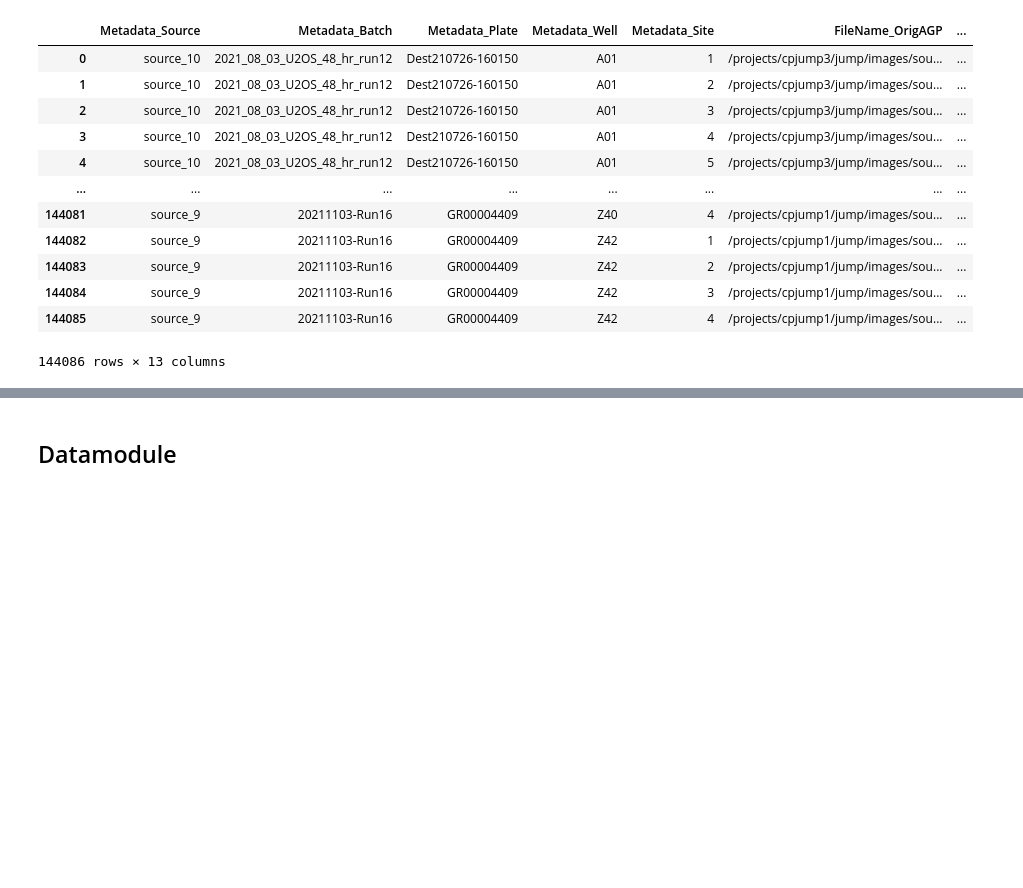
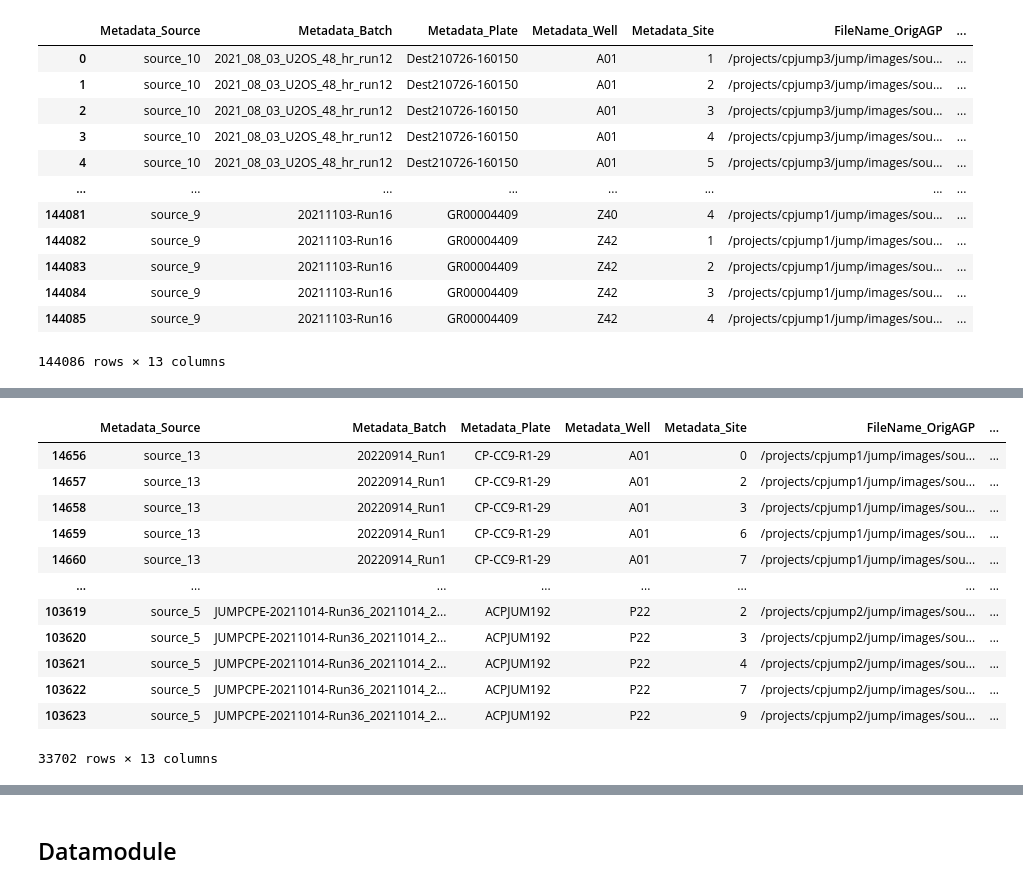
Before and after one commit to gwatkinson/jump_models, a Jupyter notebook: notebooks/2.4-gw-batch-effect-eval.ipynb, the cells around one changed output, grey strips where cells are left out. Saved outputs shown, nothing was run; the diff lists cells and outputs as text; code cells hidden in the pictures; blank space fills up the shorter version.

Commit message:
Add batch effect eval

```diff
--- a/notebooks/2.4-gw-batch-effect-eval.ipynb
+++ b/notebooks/2.4-gw-batch-effect-eval.ipynb
@@ -106,3 +98,6 @@ target_local = meta.query("Metadata_PlateType == 'TARGET2'")
+# %%
+meta = pd.read_csv(osp.join(metadata_path, "local_metadata.csv"))
+target_local = meta.query("Metadata_PlateType == 'TARGET2'")
 # %%
 target_local
 # %% [output]
@@ -186,0 +433,7 @@ target_load_df
+# %%
+def split_by_source(df, source_col="Metadata_Source", frac=0.8):
+    sources = df[source_col].unique()
+    train_sources = np.random.choice(sources, size=int(frac * len(sources)), replace=False)
+    train_df = df[df[source_col].isin(train_sources)]
+    val_df = df[~df[source_col].isin(train_sources)]
+    return train_df, val_df
@@ -186,0 +442,2 @@ target_load_df
+# %%
+train_df, val_df = split_by_source(target_load_df)
@@ -186,0 +460,16 @@ target_load_df
+# %%
+val_df
+# %% [output]
+|  | Metadata_Source | Metadata_Batch | Metadata_Plate | Metadata_Well | Metadata_Site | FileName_OrigAGP | ... |
+| 14656 | source_13 | 20220914_Run1 | CP-CC9-R1-29 | A01 | 0 | /projects/cpjump1/jump/images/sou... | ... |
+| 14657 | source_13 | 20220914_Run1 | CP-CC9-R1-29 | A01 | 2 | /projects/cpjump1/jump/images/sou... | ... |
+| 14658 | source_13 | 20220914_Run1 | CP-CC9-R1-29 | A01 | 3 | /projects/cpjump1/jump/images/sou... | ... |
+| 14659 | source_13 | 20220914_Run1 | CP-CC9-R1-29 | A01 | 6 | /projects/cpjump1/jump/images/sou... | ... |
+| 14660 | source_13 | 20220914_Run1 | CP-CC9-R1-29 | A01 | 7 | /projects/cpjump1/jump/images/sou... | ... |
+| ... | ... | ... | ... | ... | ... | ... | ... |
+| 103619 | source_5 | JUMPCPE-20211014-Run36_20211014_2... | ACPJUM192 | P22 | 2 | /projects/cpjump2/jump/images/sou... | ... |
+| 103620 | source_5 | JUMPCPE-20211014-Run36_20211014_2... | ACPJUM192 | P22 | 3 | /projects/cpjump2/jump/images/sou... | ... |
+| 103621 | source_5 | JUMPCPE-20211014-Run36_20211014_2... | ACPJUM192 | P22 | 4 | /projects/cpjump2/jump/images/sou... | ... |
+| 103622 | source_5 | JUMPCPE-20211014-Run36_20211014_2... | ACPJUM192 | P22 | 7 | /projects/cpjump2/jump/images/sou... | ... |
+| 103623 | source_5 | JUMPCPE-20211014-Run36_20211014_2... | ACPJUM192 | P22 | 9 | /projects/cpjump2/jump/images/sou... | ... |
+33702 rows × 13 columns
```
Also changed, not shown: parts of 14 cells of this notebook, 24 other files.
